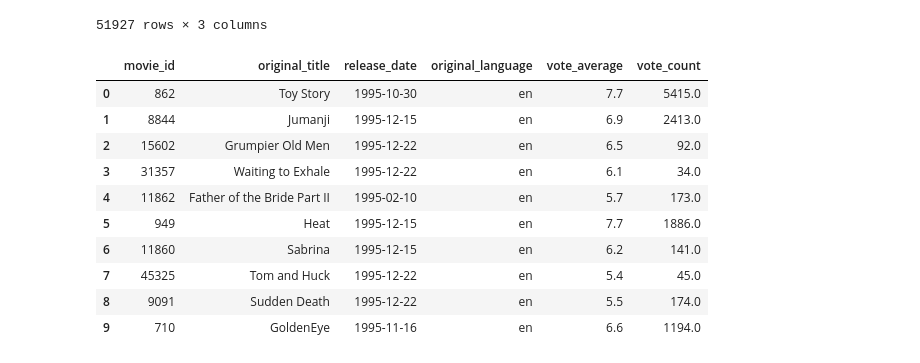
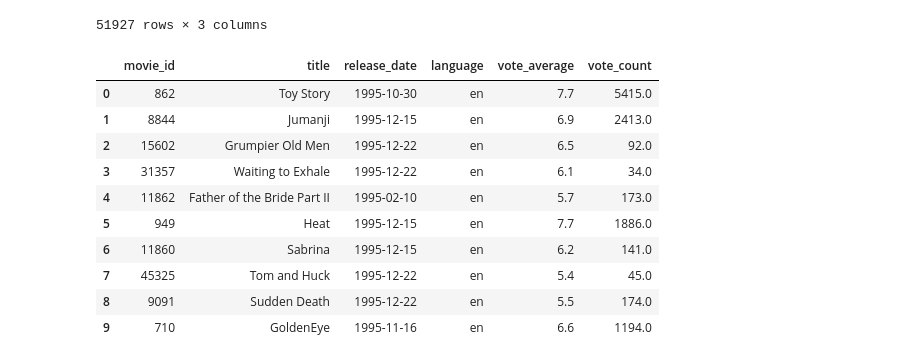
Before and after one commit to caseygomez/Female-Representation-In-The-Film-Industry, a Jupyter notebook: movies_metadata.ipynb, the cells around one changed output. Cells and saved outputs as stored; diff of their text form; code cells hidden in the pictures.

Commit message:
Clean movies_metadata

```diff
--- a/movies_metadata.ipynb
+++ b/movies_metadata.ipynb
@@ -7,7 +7,7 @@ warnings.filterwarnings('ignore')
 # %%
 #Create the file and read
 pd.set_option('max_colwidth', 400)
-meta_df = pd.read_csv("/Users/caseymacbook/bc/hw/Final/data/movies_metadata.csv")
+meta_df = pd.read_csv("Resources/movies_metadata.csv")
 meta_df.head()
 # %% [output]
 |  | adult | belongs_to_collection | budget | genres | homepage | id | imdb_id | original_language | ... |
@@ -501,9 +501,13 @@ clean_country_df.to_csv('Resources/countries.csv', encoding ='utf8', index=False
 # %%
 #Back to metadata: now that countries, companies and genres are saved seperately drop additional columns
 clean_meta_df = meta_df.drop(['genres','production_companies', 'production_countries', 'id'], axis=1)
+
+# Rename columns
+clean_meta_df.rename(columns={'original_title':'title', 'original_language':'language'}, inplace=True)
+
 clean_meta_df.head(10)
 # %% [output]
-|  | movie_id | original_title | release_date | original_language | vote_average | vote_count |
+|  | movie_id | title | release_date | language | vote_average | vote_count |
 | 0 | 862 | Toy Story | 1995-10-30 | en | 7.7 | 5415.0 |
 | 1 | 8844 | Jumanji | 1995-12-15 | en | 6.9 | 2413.0 |
 | 2 | 15602 | Grumpier Old Men | 1995-12-22 | en | 6.5 | 92.0 |
```
Also changed, not shown: parts of 1 cell of this notebook, 2 other files.
